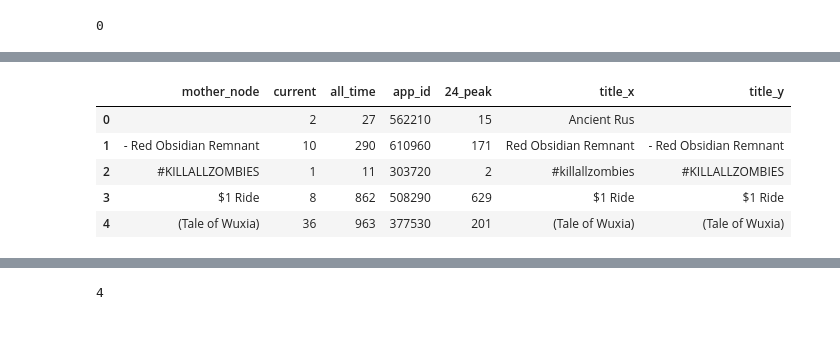
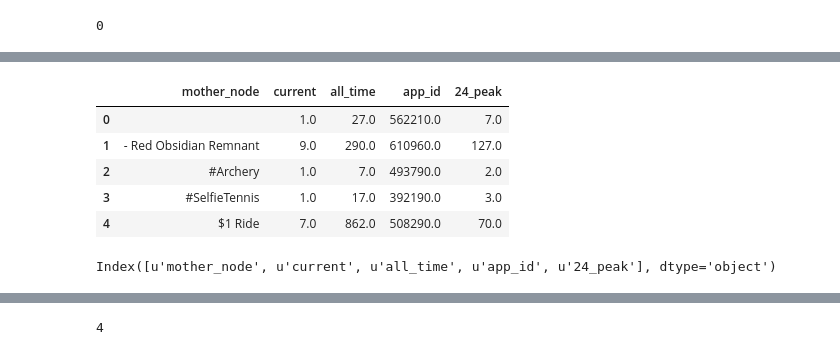
Before and after one commit to tombombadilj/steam-top-sellers, a Jupyter notebook: Steam_data_exploration.ipynb, the cells around one changed output, grey strips where cells are left out. Drawn from its saved outputs; the diff is of its cells as text; code cells hidden in the pictures.

```diff
--- a/Steam_data_exploration.ipynb
+++ b/Steam_data_exploration.ipynb
@@ -305,0 +363,3 @@ name_player_sum.head(10)
+# %%
+#creating a mean number of player for each original game
+name_player_avg = name_player.groupby('mother_node').agg("mean").reset_index()
@@ -306,15 +375,19 @@ name_player_sum.head(10)
 # %%
-cols = pd.MultiIndex.from_tuples([("sum", "mother_node"), ("sum", "current"),("sum","all_time"),("sum","app_id"),("sum","24_peak"),("sum","title_x"),("sum","title_y")])
+cols = pd.MultiIndex.from_tuples([("mean", "mother_node"), ("mean", "current"),("mean","all_time"),("mean","app_id"),("mean","24_peak")])
 # %%
-name_player_sum.columns = cols
+name_player_avg.columns = cols
 # %%
-name_player_sum.columns = name_player_sum.columns.droplevel()
+name_player_avg.columns = name_player_avg.columns.droplevel()
 # %%
-name_player_sum.head(5)
+name_player_avg.head(5)
 # %% [output]
-|  | mother_node | current | all_time | app_id | 24_peak | title_x | title_y |
-| 0 |  | 2 | 27 | 562210 | 15 | Ancient Rus |  |
-| 1 | - Red Obsidian Remnant | 10 | 290 | 610960 | 171 | Red Obsidian Remnant | - Red Obsidian Remnant |
-| 2 | #KILLALLZOMBIES | 1 | 11 | 303720 | 2 | #killallzombies | #KILLALLZOMBIES |
-| 3 | $1 Ride | 8 | 862 | 508290 | 629 | $1 Ride | $1 Ride |
-| 4 | (Tale of Wuxia) | 36 | 963 | 377530 | 201 | (Tale of Wuxia) | (Tale of Wuxia) |
+|  | mother_node | current | all_time | app_id | 24_peak |
+| 0 |  | 1.0 | 27.0 | 562210.0 | 7.0 |
+| 1 | - Red Obsidian Remnant | 9.0 | 290.0 | 610960.0 | 127.0 |
+| 2 | #Archery | 1.0 | 7.0 | 493790.0 | 2.0 |
+| 3 | #SelfieTennis | 1.0 | 17.0 | 392190.0 | 3.0 |
+| 4 | $1 Ride | 7.0 | 862.0 | 508290.0 | 70.0 |
+# %%
+name_player_avg.columns
+# %% [output]
+Index([u'mother_node', u'current', u'all_time', u'app_id', u'24_peak'], dtype='object')
```
Also changed, not shown: parts of 184 cells of this notebook, 13 other files.
